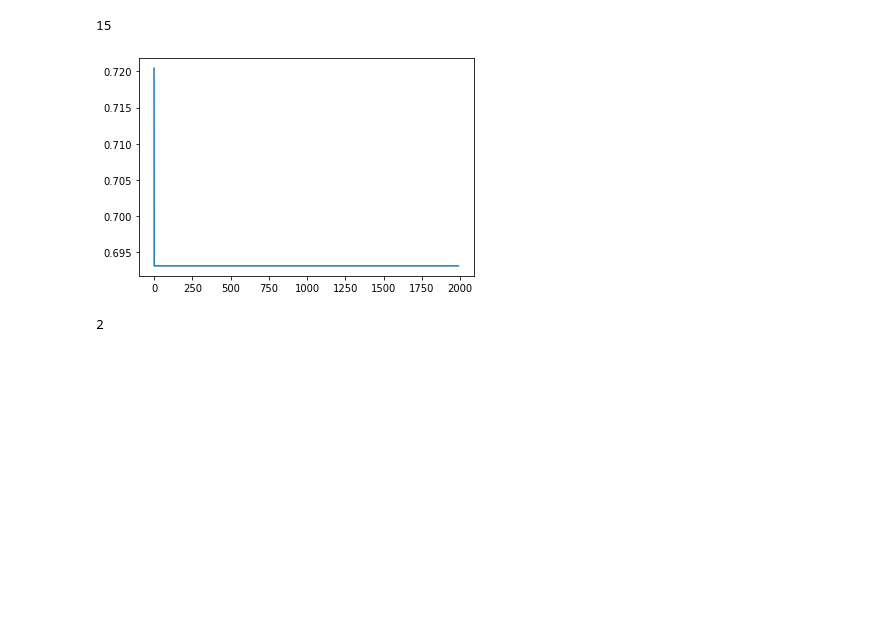
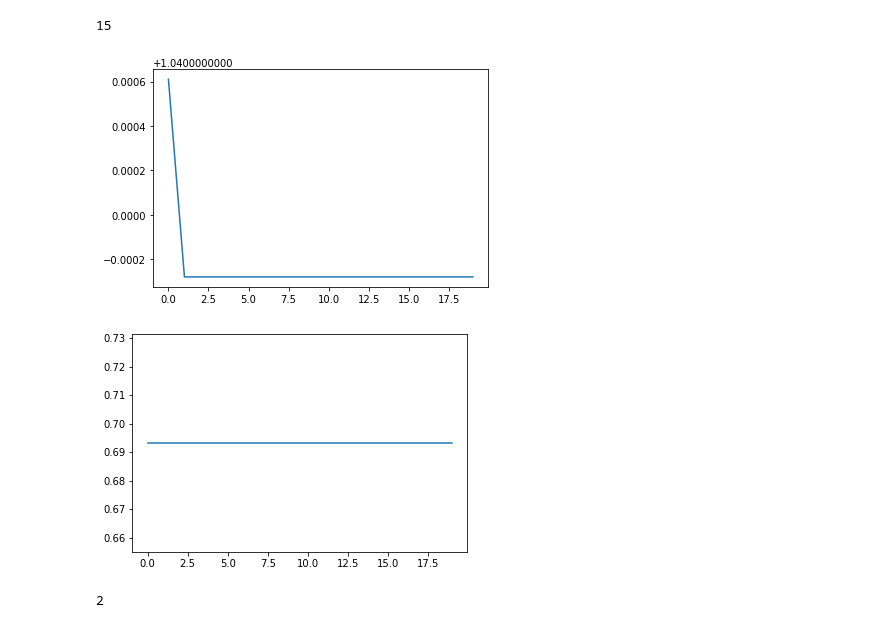
Before and after one commit to zeusgedofdata/ml_expore, a Jupyter notebook: SpectroGanWorking.ipynb, the cells around one changed output. Drawn from its saved outputs; the diff is of its cells as text; code cells hidden in the pictures; blank space fills up the shorter version.

```diff
--- a/SpectroGanWorking.ipynb
+++ b/SpectroGanWorking.ipynb
@@ -23,7 +23,7 @@ a
 # %% [output]
 ['blues']
 # %%
-path = Path.BASE_PATH = r"D:\\DataSets\\Data\\genres_original\\all"
+path = Path.BASE_PATH = r".\all"
 
 music = DataBlock(blocks = (ImageBlock(cls=PILImageBW), CategoryBlock),
         get_items= get_image_files,
@@ -100,9 +100,7 @@ class Generator(nn.Module):
         super(Generator, self).__init__()
         self.generator = nn.Sequential(
             nn.Linear(10,100),
-            nn.Linear(100,1000),
-            nn.Linear(1000,10000),
-            nn.Linear(10000,53802),
+            nn.Linear(100,53802),
             nn.Sigmoid()
         )
     def forward(self, x):
@@ -116,0 +133,28 @@ class Generator(nn.Module):
+# %%
+class AreTwoGenTwo(nn.Module):
+    def __init__(self, z_dim=10, img_size=(64,16,213)):
+        super(AreTwoGenTwo, self).__init__()
+        self.flat_img = int(np.prod(img_size))
+        self.generator = nn.Sequential(
+            # Fully connected layers
+            nn.Linear(z_dim, 256),
+            nn.BatchNorm1d(256),
+            #nn.ReLu(True),
+            nn.LeakyReLU(0.2, inplace=True),
+            nn.Linear(256, self.flat_img),
+            #nn.ReLu(True),
+            nn.LeakyReLU(0.2, inplace=True),
+            Reshape(img_size),
+            nn.ConvTranspose2d(64,32, 5, stride=2, padding=1, bias=True),
+            nn.BatchNorm2d(32),
+            nn.LeakyReLU(0.2, inplace=True),
+            nn.ConvTranspose2d(32,1,4, stride=2, padding=1, bias=True),
+            nn.Sigmoid()
+        )
+
+    def forward(self, x):
+        return self.generator(x)
+
+x = torch.rand(4, 10).cuda()
+gen = AreTwoGenTwo().cuda()
+y = gen(x)
@@ -205,7 +262,7 @@ tensor(0.4835, device='cuda:0', grad_fn=<BinaryCrossEntropyWithLogitsBackward0>)
 clear_memory()
 # %%
 criterion = nn.BCEWithLogitsLoss()
-n_epochs = 5
+n_epochs = 20
 z_dim = 10
 #batch_size = 4
 
@@ -220,7 +277,6 @@ cur_step = 0
 disc_loss_hist = []
 gen_loss_hist = []
 
-
 for epoch in range(n_epochs):
     disc_loss_batch = 0.0
     gen_loss_batch = 0.0
@@ -232,7 +288,7 @@ for epoch in range(n_epochs):
         #Train discriminator
         disc_opt.zero_grad()
         disc_loss = get_disc_loss(gen, disc, criterion, real_images, num_images, z_dim, device)
-        disc_loss_batch+=float(disc_loss_hist)
+        disc_loss_batch+=float(disc_loss)
         disc_loss.backward(retain_graph=True)
         disc_opt.step()
         #Train Generator
@@ -274,8 +332,13 @@ a
 # %%
 fig,ax = plt.subplots()
 ax.plot(disc_loss_hist)
 fig.show()
+
+fig,ax = plt.subplots()
+ax.plot(gen_loss_hist)
+fig.show()
 # %% [output]
-[figure, old version]
+[figure, new version]
+[figure, added]
 # %%
 def make_image(gen):
```
Also changed, not shown: parts of 11 cells of this notebook.
